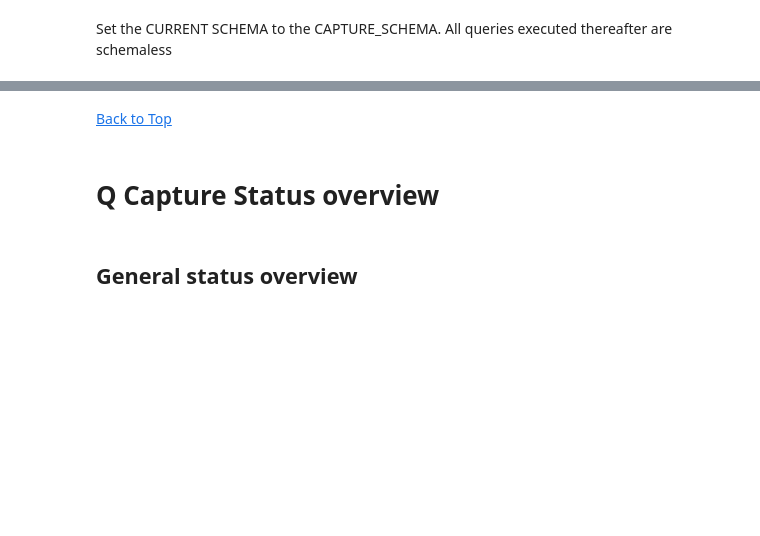
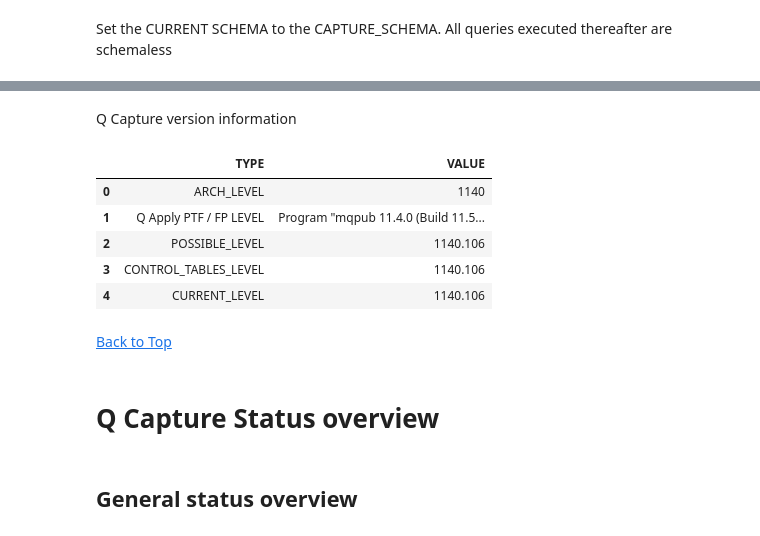
Before and after one commit to federator3/Q-Replication-Jupyter-Notebook, a Jupyter notebook: IBM Q Capture Jupyter Notebook.ipynb, the cells around one changed output, grey strips where cells are left out. Cells and saved outputs as stored; diff of their text form; code cells hidden in the pictures; blank space fills up the shorter version.

Commit message:
New report to list the current Q Capture PTF level and function levels

```diff
--- a/IBM Q Capture Jupyter Notebook.ipynb
+++ b/IBM Q Capture Jupyter Notebook.ipynb
@@ -155,3 +170,18 @@ print("INFO: CURRENT SCHEMA = '" + capture_schema + "'")
+# %% [markdown]
+Q Capture version information
+# %%
+df_capturelevel = get_capture_level(connection, capture_schema)
+
+# printing the data frame
+pandas.set_option('max_colwidth', None)
+df_capturelevel
+# %% [output]
+|  | TYPE | VALUE |
+| 0 | ARCH_LEVEL | 1140 |
+| 1 | Q Apply PTF / FP LEVEL | Program "mqpub 11.4.0 (Build 11.5... |
+| 2 | POSSIBLE_LEVEL | 1140.106 |
+| 3 | CONTROL_TABLES_LEVEL | 1140.106 |
+| 4 | CURRENT_LEVEL | 1140.106 |
 # %% [markdown]
 [Back to Top](#top)
 <a id='overview_qcap'></a>
```
Also changed, not shown: parts of 25 cells of this notebook.
